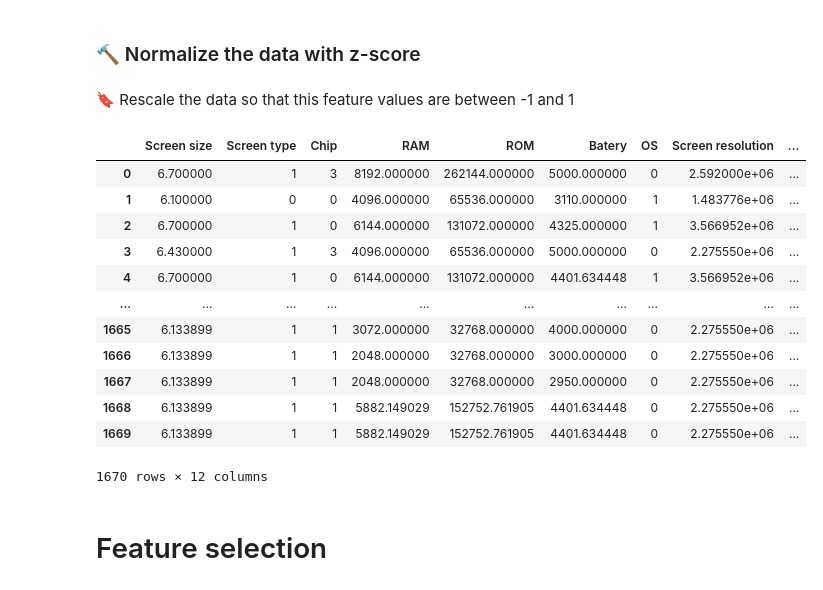
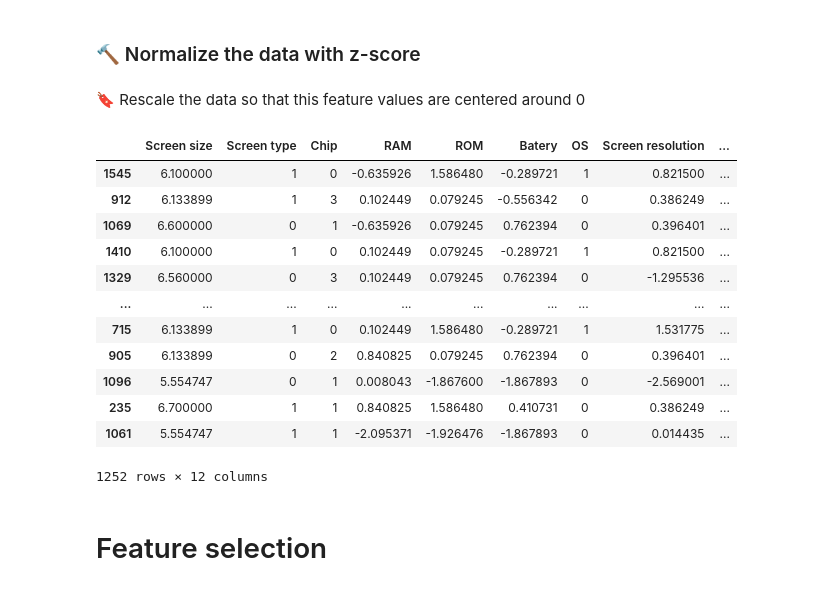
Before and after one commit to bongudth/mobile-price-prediction, a Jupyter notebook: feature_engineering.ipynb, the cells around one changed output. Cells and saved outputs as stored; diff of their text form; code cells hidden in the pictures.

```diff
--- a/feature_engineering.ipynb
+++ b/feature_engineering.ipynb
@@ -175,32 +175,32 @@ plt.tight_layout()
 # %% [markdown]
 ### 🔨 Normalize the data with z-score
 # %% [markdown]
-🔖 Rescale the data so that this feature values are between -1 and 1
+🔖 Rescale the data so that this feature values are centered around 0
 # %%
 from sklearn.preprocessing import StandardScaler
 
 scaler = StandardScaler()
 
 vars_normalizing = ['RAM', 'ROM', 'Batery', 'Screen resolution']
 
 data_train[vars_normalizing] = scaler.fit_transform(data_train[vars_normalizing])
 data_test[vars_normalizing] = scaler.transform(data_test[vars_normalizing])
 
-data
+data_train
 # %% [output]
 |  | Screen size | Screen type | Chip | RAM | ROM | Batery | OS | Screen resolution | ... |
-| 0 | 6.700000 | 1 | 3 | 8192.000000 | 262144.000000 | 5000.000000 | 0 | 2.592000e+06 | ... |
-| 1 | 6.100000 | 0 | 0 | 4096.000000 | 65536.000000 | 3110.000000 | 1 | 1.483776e+06 | ... |
-| 2 | 6.700000 | 1 | 0 | 6144.000000 | 131072.000000 | 4325.000000 | 1 | 3.566952e+06 | ... |
-| 3 | 6.430000 | 1 | 3 | 4096.000000 | 65536.000000 | 5000.000000 | 0 | 2.275550e+06 | ... |
-| 4 | 6.700000 | 1 | 0 | 6144.000000 | 131072.000000 | 4401.634448 | 1 | 3.566952e+06 | ... |
+| 1545 | 6.100000 | 1 | 0 | -0.635926 | 1.586480 | -0.289721 | 1 | 0.821500 | ... |
+| 912 | 6.133899 | 1 | 3 | 0.102449 | 0.079245 | -0.556342 | 0 | 0.386249 | ... |
+| 1069 | 6.600000 | 0 | 1 | -0.635926 | 0.079245 | 0.762394 | 0 | 0.396401 | ... |
+| 1410 | 6.100000 | 1 | 0 | 0.102449 | 0.079245 | -0.289721 | 1 | 0.821500 | ... |
+| 1329 | 6.560000 | 0 | 3 | 0.102449 | 0.079245 | 0.762394 | 0 | -1.295536 | ... |
 | ... | ... | ... | ... | ... | ... | ... | ... | ... | ... |
-| 1665 | 6.133899 | 1 | 1 | 3072.000000 | 32768.000000 | 4000.000000 | 0 | 2.275550e+06 | ... |
-| 1666 | 6.133899 | 1 | 1 | 2048.000000 | 32768.000000 | 3000.000000 | 0 | 2.275550e+06 | ... |
-| 1667 | 6.133899 | 1 | 1 | 2048.000000 | 32768.000000 | 2950.000000 | 0 | 2.275550e+06 | ... |
-| 1668 | 6.133899 | 1 | 1 | 5882.149029 | 152752.761905 | 4401.634448 | 0 | 2.275550e+06 | ... |
-| 1669 | 6.133899 | 1 | 1 | 5882.149029 | 152752.761905 | 4401.634448 | 0 | 2.275550e+06 | ... |
+| 715 | 6.133899 | 1 | 0 | 0.102449 | 1.586480 | -0.289721 | 1 | 1.531775 | ... |
+| 905 | 6.133899 | 0 | 2 | 0.840825 | 0.079245 | 0.762394 | 0 | 0.396401 | ... |
+| 1096 | 5.554747 | 0 | 1 | 0.008043 | -1.867600 | -1.867893 | 0 | -2.569001 | ... |
+| 235 | 6.700000 | 1 | 1 | 0.840825 | 1.586480 | 0.410731 | 0 | 0.386249 | ... |
+| 1061 | 5.554747 | 1 | 1 | -2.095371 | -1.926476 | -1.867893 | 0 | 0.014435 | ... |
-1670 rows × 12 columns
+1252 rows × 12 columns
 # %% [markdown]
 # Feature selection
 # %% [markdown]
```
